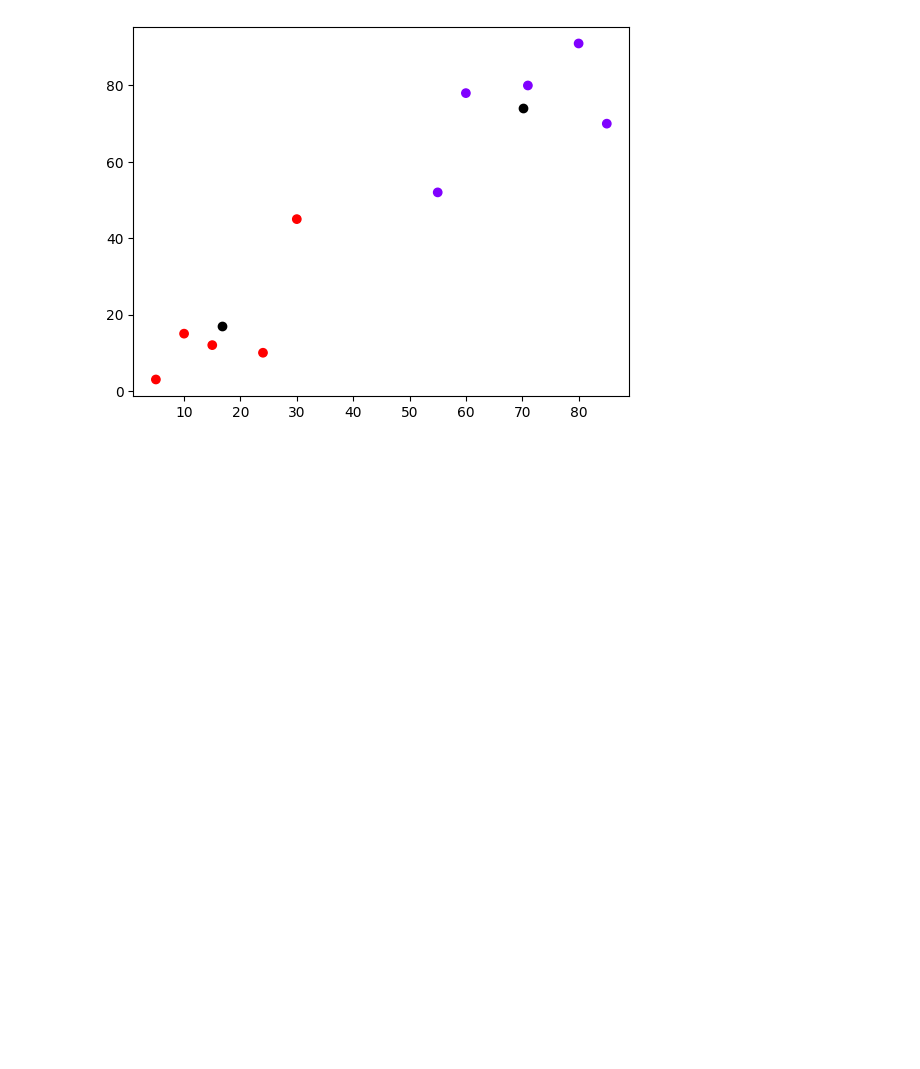
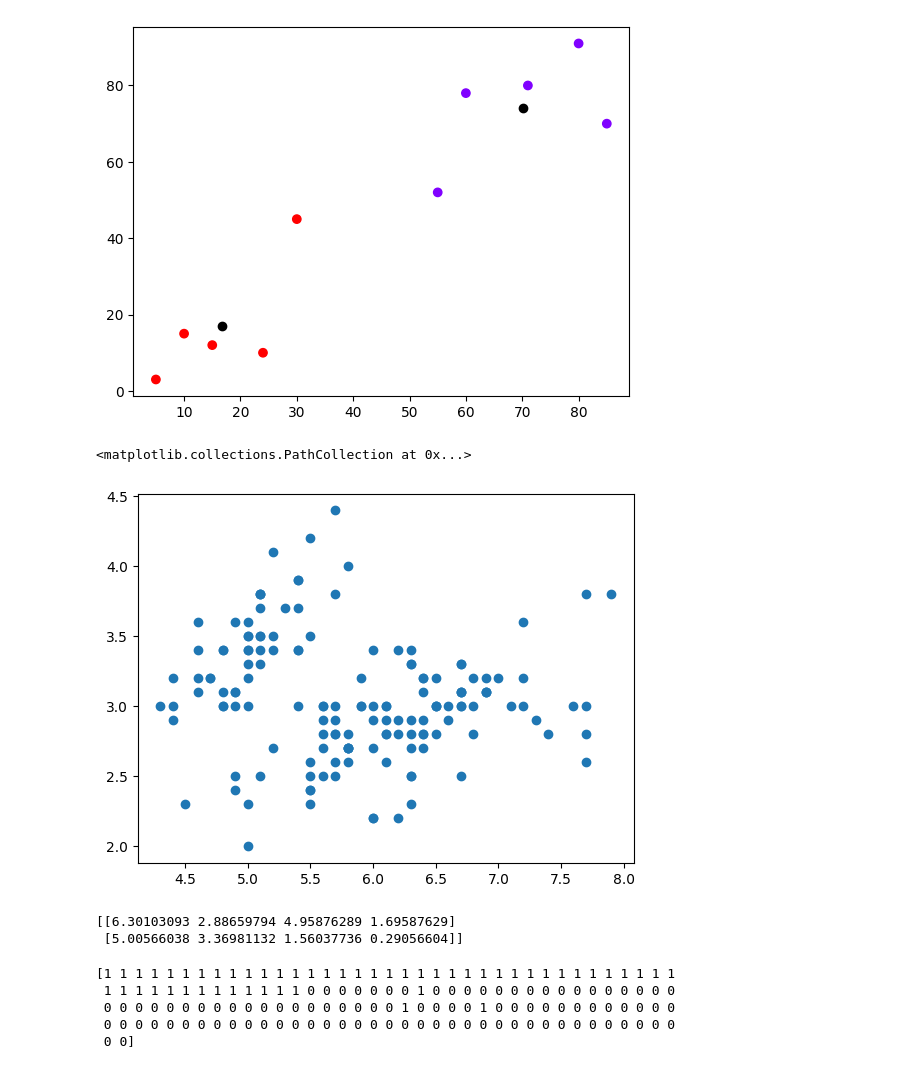
Before and after one commit to gargiisc/mlc, a Jupyter notebook: Experiment_9.ipynb, the cells around one changed output. Cells and saved outputs as stored; diff of their text form; code cells hidden in the pictures; blank space fills up the shorter version.

```diff
--- a/Experiment_9.ipynb
+++ b/Experiment_9.ipynb
@@ -64,3 +64,29 @@ plt.scatter(kmeans.cluster_centers_[:,0], kmeans.cluster_centers_[:,1], color='b
 # %% [output]
 <matplotlib.collections.PathCollection at 0x...>
 [figure]
+# %%
+import matplotlib.pyplot as plt
+import numpy as np
+from sklearn.cluster import KMeans
+from sklearn import datasets
+iris = datasets.load_iris()
+x = iris.data
+plt.scatter(x[:,0], x[:,1], label = 'TruePosition')
+# %% [output]
+<matplotlib.collections.PathCollection at 0x...>
+[figure, added]
+# %%
+kmeans = KMeans(n_clusters=2)
+kmeans.fit(x)
+print(kmeans.cluster_centers_)
+# %% [output]
+[[6.30103093 2.88659794 4.95876289 1.69587629]
+ [5.00566038 3.36981132 1.56037736 0.29056604]]
+# %%
+print(kmeans.labels_)
+# %% [output]
+[1 1 1 1 1 1 1 1 1 1 1 1 1 1 1 1 1 1 1 1 1 1 1 1 1 1 1 1 1 1 1 1 1 1 1 1 1
+ 1 1 1 1 1 1 1 1 1 1 1 1 1 0 0 0 0 0 0 0 1 0 0 0 0 0 0 0 0 0 0 0 0 0 0 0 0
+ 0 0 0 0 0 0 0 0 0 0 0 0 0 0 0 0 0 0 0 1 0 0 0 0 1 0 0 0 0 0 0 0 0 0 0 0 0
+ 0 0 0 0 0 0 0 0 0 0 0 0 0 0 0 0 0 0 0 0 0 0 0 0 0 0 0 0 0 0 0 0 0 0 0 0 0
+ 0 0]
```
Also changed, not shown: parts of 4 cells of this notebook.
